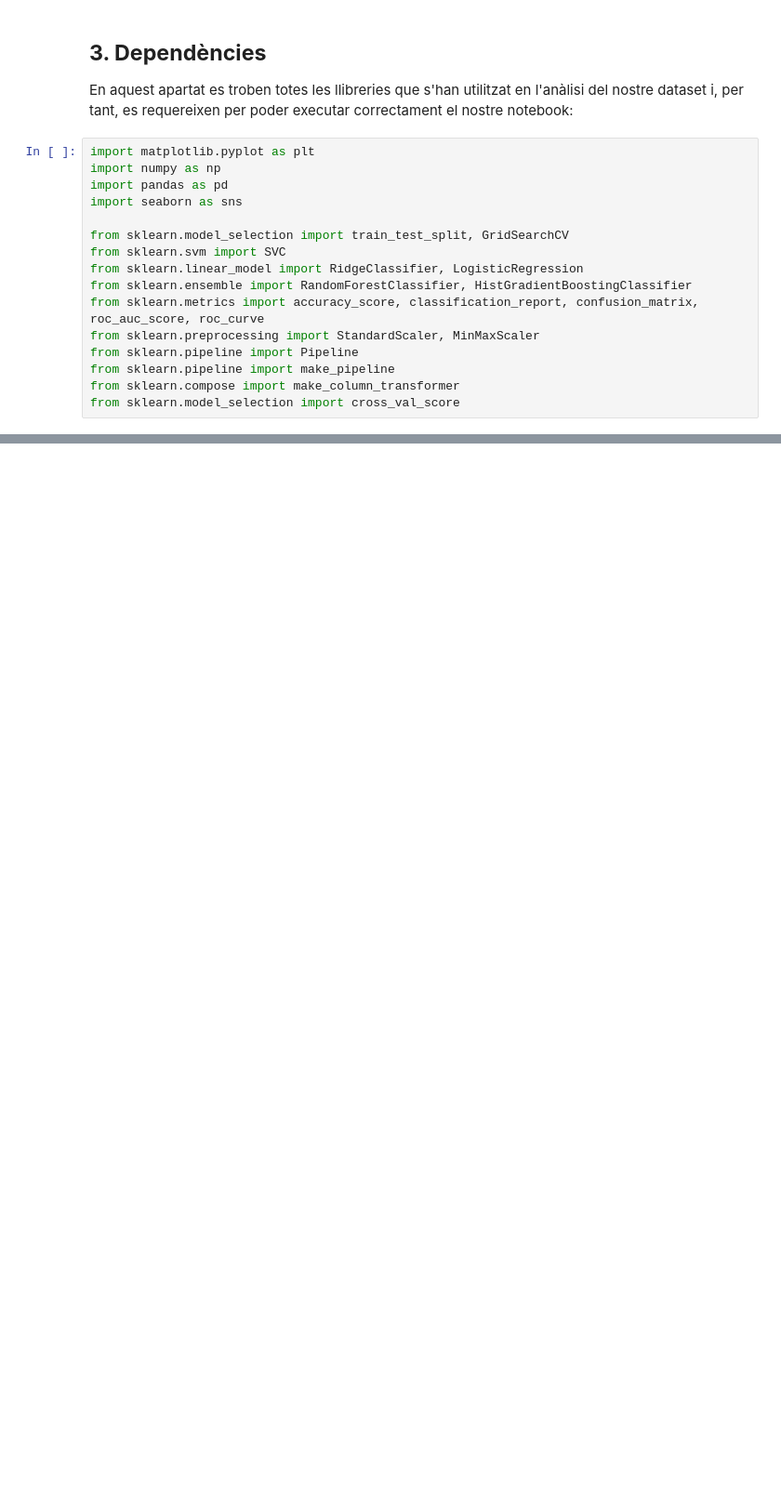
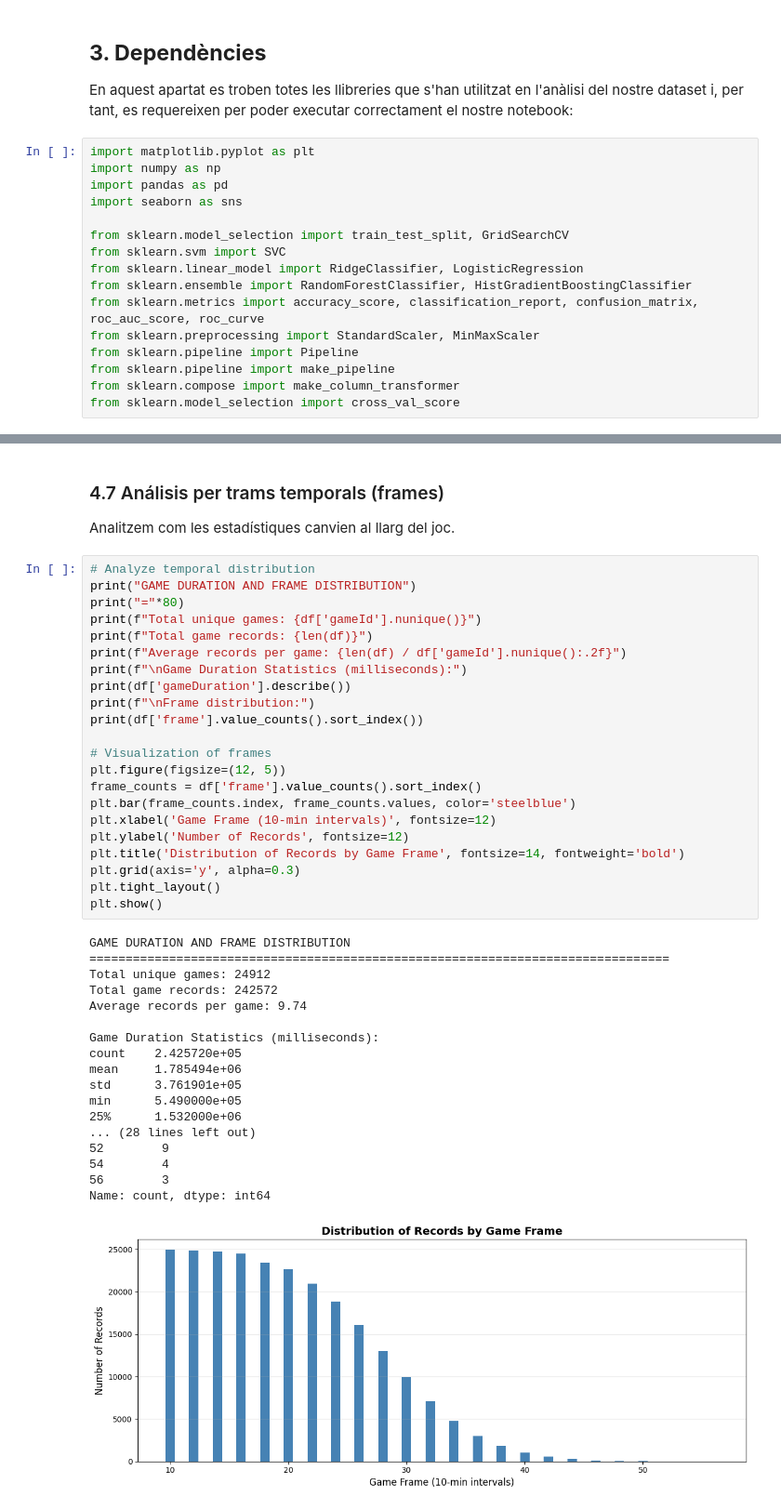
Before and after one commit to NIU1634990/kaggle_lol, a Jupyter notebook: kaggle.ipynb, the cells around one changed output, grey strips where cells are left out. Shown at 93% size. Saved outputs shown, nothing was run; the diff lists cells and outputs as text; blank space fills up the shorter version.

```diff
--- a/kaggle.ipynb
+++ b/kaggle.ipynb
@@ -61,0 +260,44 @@ from sklearn.model_selection import cross_val_score
+# %% [markdown]
+### 4.7 Análisis per trams temporals (frames)
+Analitzem com les estadístiques canvien al llarg del joc.
+# %%
+# Analyze temporal distribution
+print("GAME DURATION AND FRAME DISTRIBUTION")
+print("="*80)
+print(f"Total unique games: {df['gameId'].nunique()}")
+print(f"Total game records: {len(df)}")
+print(f"Average records per game: {len(df) / df['gameId'].nunique():.2f}")
+print(f"\nGame Duration Statistics (milliseconds):")
+print(df['gameDuration'].describe())
+print(f"\nFrame distribution:")
+print(df['frame'].value_counts().sort_index())
+
+# Visualization of frames
+plt.figure(figsize=(12, 5))
+frame_counts = df['frame'].value_counts().sort_index()
+plt.bar(frame_counts.index, frame_counts.values, color='steelblue')
+plt.xlabel('Game Frame (10-min intervals)', fontsize=12)
+plt.ylabel('Number of Records', fontsize=12)
+plt.title('Distribution of Records by Game Frame', fontsize=14, fontweight='bold')
+plt.grid(axis='y', alpha=0.3)
+plt.tight_layout()
+plt.show()
+# %% [output]
+GAME DURATION AND FRAME DISTRIBUTION
+================================================================================
+Total unique games: 24912
+Total game records: 242572
+Average records per game: 9.74
+
+Game Duration Statistics (milliseconds):
+count    2.425720e+05
+mean     1.785494e+06
+std      3.761901e+05
+min      5.490000e+05
+25%      1.532000e+06
+... (28 lines left out)
+52        9
+54        4
+56        3
+Name: count, dtype: int64
+[figure, added]
```
Also changed, not shown: parts of 22 cells of this notebook.
